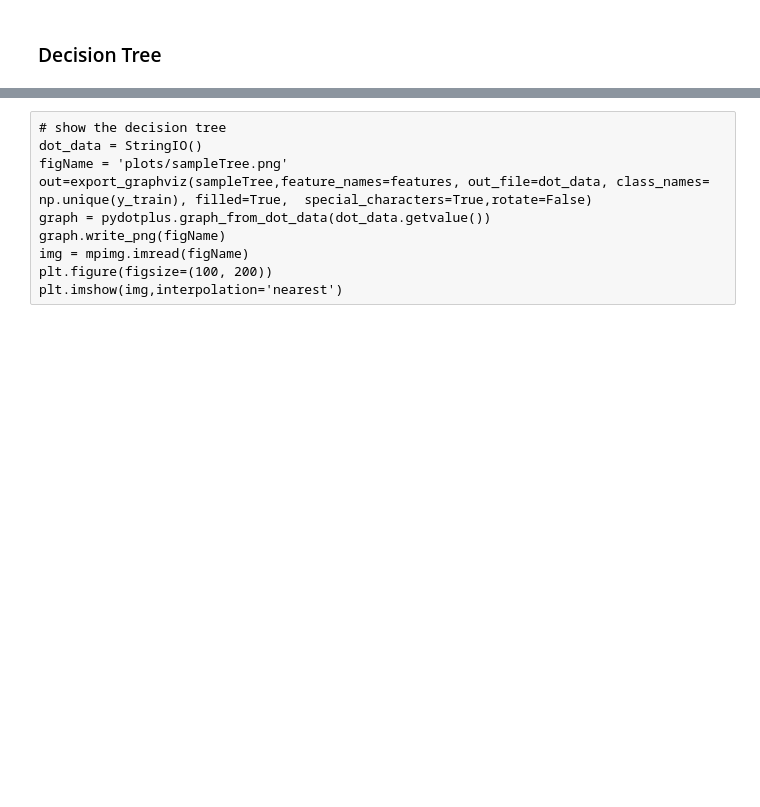
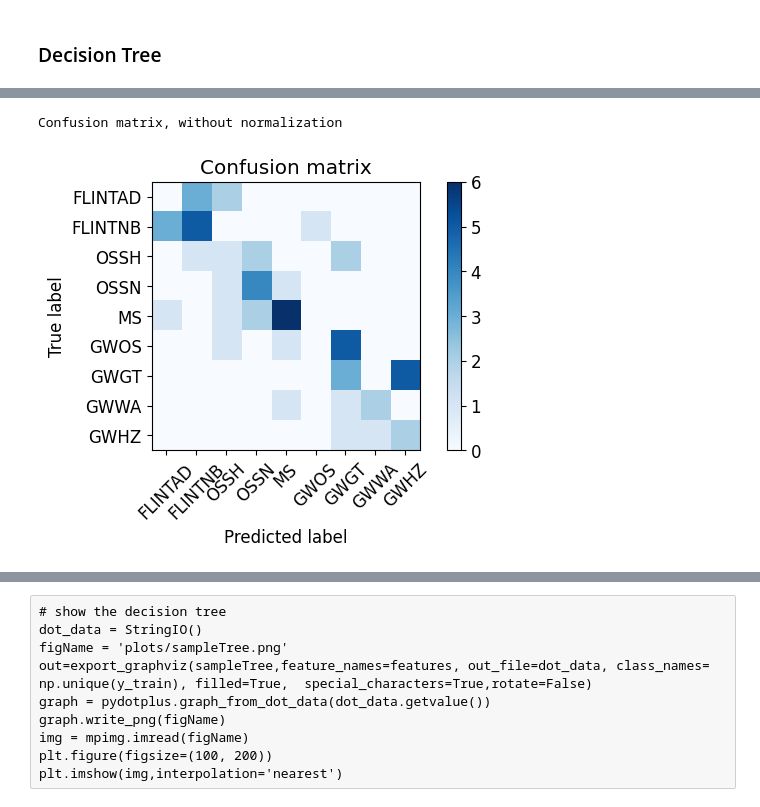
Before and after one commit to ivoschulthess/gesteinsanalysen, a Jupyter notebook: analysis.ipynb, the cells around one changed output, grey strips where cells are left out. Saved outputs shown, nothing was run; the diff lists cells and outputs as text; code cells hidden in the pictures; blank space fills up the shorter version.

Commit message:
added confusion matrix and resampling the train/test

```diff
--- a/analysis.ipynb
+++ b/analysis.ipynb
@@ -562,0 +564,9 @@ decision trees accuracy: 45.8%
+# %%
+classes = ['FLINTAD', 'FLINTNB', 'OSSH', 'OSSN', 'MS', 'GWOS', 'GWGT', 'GWWA', 'GWHZ']
+confMat = metrics.confusion_matrix(y_test, predTree, labels=classes)
+
+confMat_norm = confMat.astype('float') / confMat.sum(axis=1)[:, np.newaxis]
+classAccuracy = confMat_norm.diagonal()
+
+for cl,ac in zip(classes, classAccuracy):
+    print('{:>8}:{: 4.0f}%'.format(cl, 100*ac))
@@ -562,0 +595,9 @@ decision trees accuracy: 45.8%
+# %%
+np.set_printoptions(precision=2)
+
+# Plot non-normalized confusion matrix
+plt.figure()
+plot_confusion_matrix(confMat, classes=classes, title='Confusion matrix')
+# %% [output]
+Confusion matrix, without normalization
+[figure, added]
```
Also changed, not shown: parts of 17 cells of this notebook.
